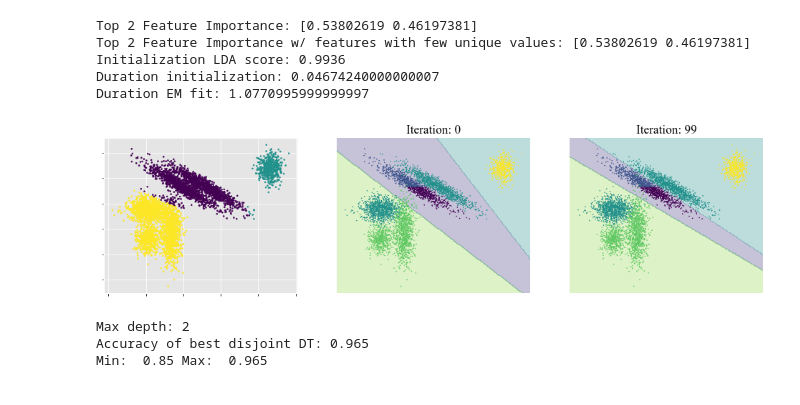
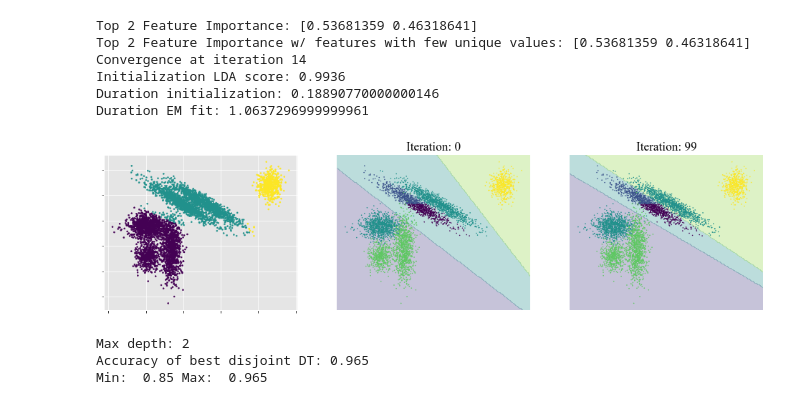
Before and after one commit to simsal0r/mixture-of-decision-trees, a Jupyter notebook: plotting/initialization.ipynb, the cells around one changed output. Drawn from its saved outputs; the diff is of its cells as text; code cells hidden in the pictures.

```diff
--- a/plotting/initialization.ipynb
+++ b/plotting/initialization.ipynb
@@ -19,6 +19,10 @@ plt.rcParams['xtick.color'] = COLOR
 # %%
 data_input = pickle.load(open("../datasets/generated6_input.np", "rb"))
 data_target = pickle.load(open("../datasets/generated6_target.np", "rb"))
+#data_input = pickle.load(open("../datasets/bank_input.pd", "rb"))  # Pd & Categoric features
+#data_target = pickle.load(open("../datasets/bank_target.pd", "rb"))
+#data_input = pickle.load(open("../datasets/banknote_input.pd", "rb"))  # Pd & numeric features
+#data_target = pickle.load(open("../datasets/banknote_target.pd", "rb"))
 parameters = {
     "X": data_input,
     "y": data_target,
@@ -28,10 +32,10 @@ parameters = {
     "init_learning_rate": 60,
     "learning_rate_decay": 1,
     "initialize_with": "pass_method",
-    "initialization_method": Kmeans_init(),
+    "initialization_method": KDTmeans_init(),
     "feature_names": None,
     "class_names": None,
-    "use_2_dim_gate_based_on": None,
+    "use_2_dim_gate_based_on": "feature_importance",
     "use_2_dim_clustering": False,
     "black_box_algorithm": None,
     }
@@ -45,30 +49,31 @@ parameters_fit = {
 modt = MoDT(**parameters)
 modt.fit(**parameters_fit)
 # %% [output]
-Top 2 Feature Importance: [0.53802619 0.46197381]
-Top 2 Feature Importance w/ features with few unique values: [0.53802619 0.46197381]
+Top 2 Feature Importance: [0.53681359 0.46318641]
+Top 2 Feature Importance w/ features with few unique values: [0.53681359 0.46318641]
+Convergence at iteration 14
 Initialization LDA score: 0.9936
-Duration initialization: 0.04674240000000007
-Duration EM fit: 1.0770995999999997
+Duration initialization: 0.18890770000000146
+Duration EM fit: 1.0637296999999961
 # %%
 fig = plt.gcf()
 fig.set_size_inches(16.5, 4)
 plt.subplot(1, 3, 1)
 plt.scatter(modt.X_2_dim[:,0],modt.X_2_dim[:,1],c=modt.init_labels,s=4)
 ax = plt.gca()
 #ax.spines['right'].set_color('black')
 #ax.spines['left'].set_color('black')
 #ax.spines['bottom'].set_color('black')
 #ax.spines['top'].set_color('black')
 ax.axis('tight')
 ax.set_yticklabels([])
 ax.set_xticklabels([])
 plt.subplot(1, 3, 2)
-visualize_gating(modt.get_expert,modt.X_original,modt.y,iteration=0, axis_ticks=True)
+visualize_gating(modt,iteration=0, axis_ticks=True)
 plt.subplot(1, 3, 3)
-visualize_gating(modt.get_expert,modt.X_original,modt.y,iteration=parameters["iterations"] - 1, axis_ticks=True)
+visualize_gating(modt,iteration=parameters["iterations"] - 1, axis_ticks=True)
 # %% [output]
-[figure, old version]
+[figure, new version]
 # %%
 print("Max depth:",modt.max_depth)
 print("Accuracy of best disjoint DT:", modt.accuracy_score_disjoint())
```
Also changed, not shown: parts of 5 cells of this notebook, 4 other files.
